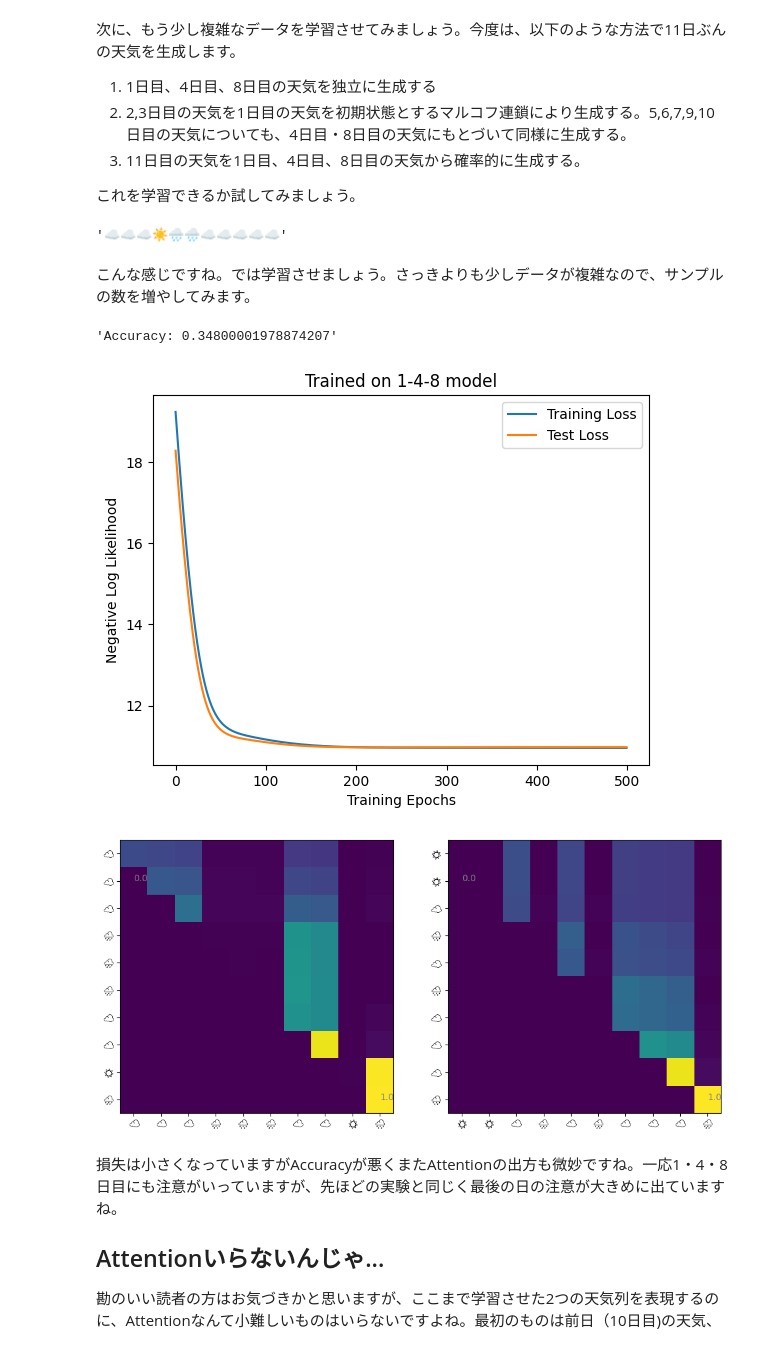
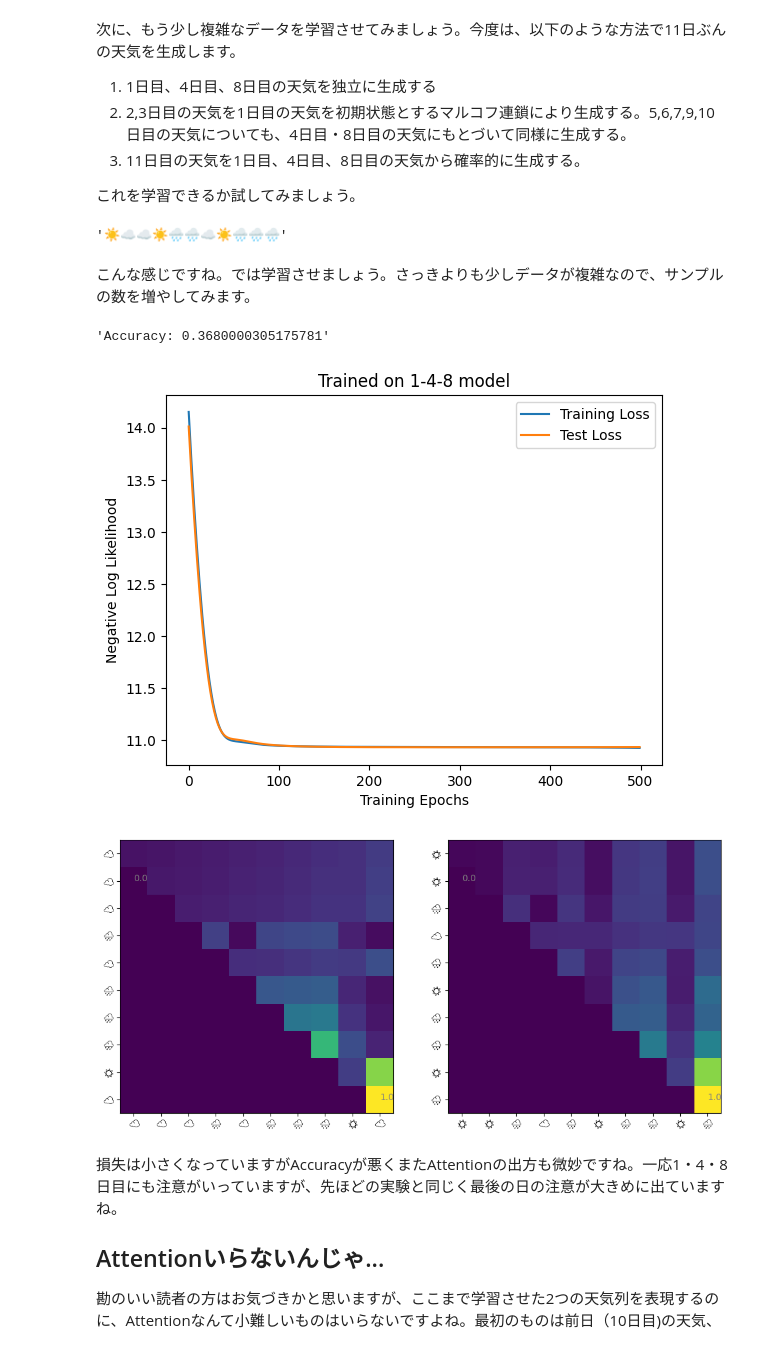
Before and after one commit to kngwyu/rlog2, a Jupyter notebook: posts/understanding-attention.ipynb, the cells around one changed output. Cells and saved outputs as stored; diff of their text form; code cells hidden in the pictures.

```diff
--- a/posts/understanding-attention.ipynb
+++ b/posts/understanding-attention.ipynb
@@ -164,8 +164,8 @@ def markov(prev: str) -> str:
     return prev + _GEN.choice(WEATHERS, p=prob)
 
 
-def generate(f, n: int):
-    value = ""
+def generate(f, n: int, init: str = ""):
+    value = init
     for _ in range(n):
         value = f(value)
     return value
@@ -396,32 +395,30 @@ def one_four_8(prev: str) -> str:
 
 generate(one_four_8, 11)
 # %% [output]
-'☁️☁️☁️☀️🌧️🌧️☁️☁️☁️☁️☁️'
+'☀️☁️☁️☀️🌧️🌧️☁️☀️🌧️🌧️🌧️'
 # %% [markdown]
 こんな感じですね。では学習させましょう。さっきよりも少しデータが複雑なので、サンプルの数を増やしてみます。
 # %%
-D_ATTN = 8
-SEQ_LEN = 10
 model = MaskedAttention(4, D_ATTN, 3, key)
-ds = make_dataset(one_four_8, SEQ_LEN, 1000)
+ds = make_dataset(one_four_8, SEQ_LEN, 5000)
 test_ds = make_dataset(one_four_8, SEQ_LEN, 1000)
 model, key, loss_list, eval_list = train(500, 100, model, ds, test_ds, key, 1e-2)
 plt.plot(loss_list, label="Training Loss")
 plt.plot(eval_list, label="Test Loss")
 plt.title("Trained on 1-4-8 model")
 plt.xlabel("Training Epochs")
 plt.ylabel("Negative Log Likelihood")
 plt.legend()
 
 fig, (ax1, ax2) = plt.subplots(ncols=2, figsize=(12, 6))
 visualize_attn(ax1, model, test_ds, 1)
 visualize_attn(ax2, model, test_ds, 2)
 
 f"Accuracy: {accuracy(model, test_ds.embeddings, test_ds.next_weather_indices).item()}"
 # %% [output]
-'Accuracy: 0.34800001978874207'
+'Accuracy: 0.3680000305175781'
-[figure, old version]
+[figure, new version]
-[figure, old version]
+[figure, new version]
 # %% [markdown]
 損失は小さくなっていますがAccuracyが悪くまたAttentionの出方も微妙ですね。一応1・4・8日目にも注意がいっていますが、先ほどの実験と同じく最後の日の注意が大きめに出ていますね。
 
```
Also changed, not shown: parts of 19 cells of this notebook.
